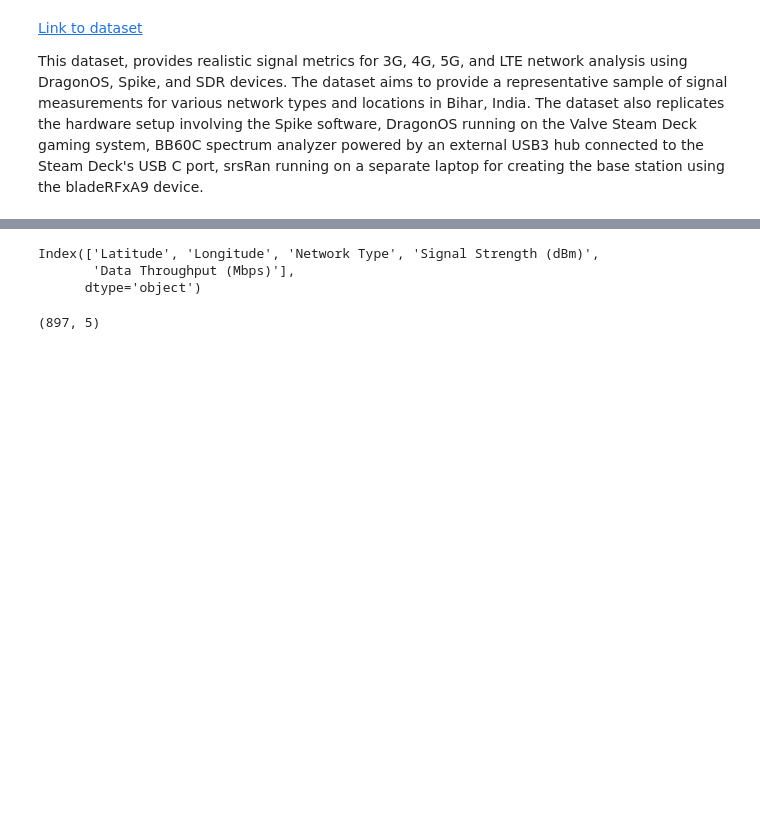
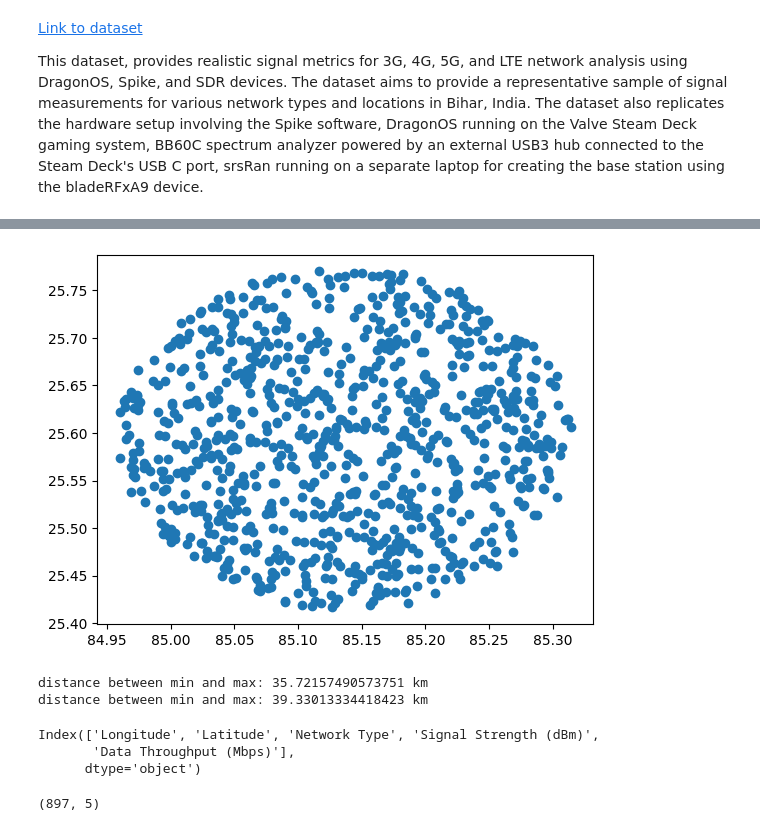
Before and after one commit to EirikVinje/5g_IOT_project, a Jupyter notebook: sandbox/eirik/test_models.ipynb, the cells around one changed output, grey strips where cells are left out. Saved outputs shown, nothing was run; the diff lists cells and outputs as text; code cells hidden in the pictures; blank space fills up the shorter version.

```diff
--- a/sandbox/eirik/test_models.ipynb
+++ b/sandbox/eirik/test_models.ipynb
@@ -12,3 +41,28 @@ df_raw = pd.read_csv("/home/eirik/data/signal_metrics.csv")
+# %%
+
+area = "Fraser Road"
+df_pruned = df_raw[df_raw["Locality"] == area].reset_index(drop=True).reset_index(drop=False)
+
+plt.scatter(df_pruned["Longitude"], df_pruned["Latitude"])
+plt.show()
+
+xmin, xmax = df_pruned["Longitude"].idxmin(), df_pruned["Longitude"].idxmax()
+
+xmin_longitude, xmin_latitude = df_pruned["Longitude"][xmin], df_pruned["Latitude"][xmin]
+xmax_longitude, xmax_latitude = df_pruned["Longitude"][xmax], df_pruned["Latitude"][xmax]
+
+print("distance between min and max:", haversine_distance(xmin_latitude, xmin_longitude, xmax_latitude, xmax_longitude), "km")
+
+xmin, xmax = df_pruned["Latitude"].idxmin(), df_pruned["Latitude"].idxmax()
+
+xmin_longitude, xmin_latitude = df_pruned["Longitude"][xmin], df_pruned["Latitude"][xmin]
+xmax_longitude, xmax_latitude = df_pruned["Longitude"][xmax], df_pruned["Latitude"][xmax]
+
+print("distance between min and max:", haversine_distance(xmin_latitude, xmin_longitude, xmax_latitude, xmax_longitude), "km")
+# %% [output]
+[figure, added]
+distance between min and max: 35.72157490573751 km
+distance between min and max: 39.33013334418423 km
 # %%
 df_raw["Network Type"] = df_raw["Network Type"].map({"3G": 0, "4G": 1, "5G": 2, "LTE": 3})
 
@@ -17,8 +71,8 @@ df_pruned = df_raw[df_raw["Locality"] == area].reset_index(drop=True).reset_inde
 
 df_pruned = df_pruned.rename(columns={'index': 'node'})
 
-features = ["Latitude",
-            "Longitude",
+features = ["Longitude",
+            "Latitude",
             "Network Type",
             "Signal Strength (dBm)",
             "Data Throughput (Mbps)"]
@@ -27,7 +81,7 @@ df_pruned = df_pruned[features]
 
 print(df_pruned.columns)
 # %% [output]
-Index(['Latitude', 'Longitude', 'Network Type', 'Signal Strength (dBm)',
+Index(['Longitude', 'Latitude', 'Network Type', 'Signal Strength (dBm)',
        'Data Throughput (Mbps)'],
       dtype='object')
 # %%
```
Also changed, not shown: parts of 8 cells of this notebook, 9 other files.
